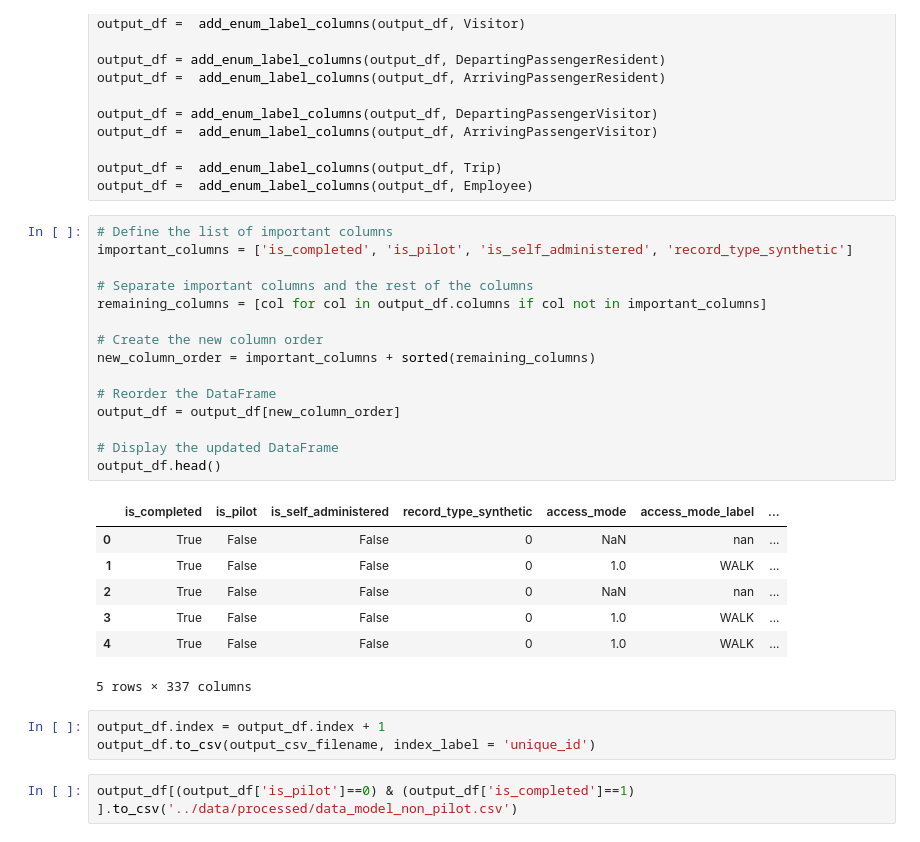
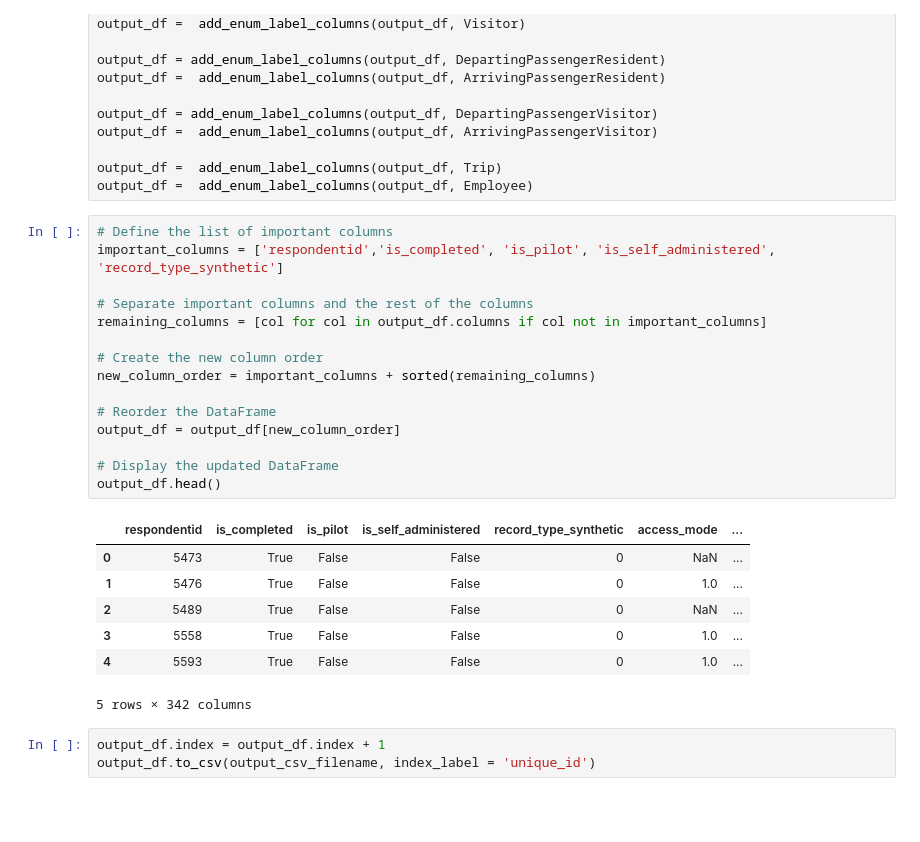
Before and after one commit to wsp-sag/Survey_Airport, a Jupyter notebook: notebooks/data-model-development-helper.ipynb, the cells around one changed output. Saved outputs shown, nothing was run; the diff lists cells and outputs as text; blank space fills up the shorter version.

```diff
--- a/notebooks/data-model-development-helper.ipynb
+++ b/notebooks/data-model-development-helper.ipynb
@@ -707,29 +724,27 @@ output_df =  add_enum_label_columns(output_df, Trip)
 output_df =  add_enum_label_columns(output_df, Employee)
 # %%
 # Define the list of important columns
-important_columns = ['is_completed', 'is_pilot', 'is_self_administered', 'record_type_synthetic']
+important_columns = ['respondentid','is_completed', 'is_pilot', 'is_self_administered', 'record_type_synthetic']
 
 # Separate important columns and the rest of the columns
 remaining_columns = [col for col in output_df.columns if col not in important_columns]
 
 # Create the new column order
 new_column_order = important_columns + sorted(remaining_columns)
 
 # Reorder the DataFrame
 output_df = output_df[new_column_order]
 
 # Display the updated DataFrame
 output_df.head()
 # %% [output]
-|  | is_completed | is_pilot | is_self_administered | record_type_synthetic | access_mode | access_mode_label | ... |
-| 0 | True | False | False | 0 | NaN | nan | ... |
-| 1 | True | False | False | 0 | 1.0 | WALK | ... |
-| 2 | True | False | False | 0 | NaN | nan | ... |
-| 3 | True | False | False | 0 | 1.0 | WALK | ... |
-| 4 | True | False | False | 0 | 1.0 | WALK | ... |
+|  | respondentid | is_completed | is_pilot | is_self_administered | record_type_synthetic | access_mode | ... |
+| 0 | 5473 | True | False | False | 0 | NaN | ... |
+| 1 | 5476 | True | False | False | 0 | 1.0 | ... |
+| 2 | 5489 | True | False | False | 0 | NaN | ... |
+| 3 | 5558 | True | False | False | 0 | 1.0 | ... |
+| 4 | 5593 | True | False | False | 0 | 1.0 | ... |
-5 rows × 337 columns
+5 rows × 342 columns
 # %%
 output_df.index = output_df.index + 1
 output_df.to_csv(output_csv_filename, index_label = 'unique_id')
-# %%
-output_df[(output_df['is_pilot']==0) & (output_df['is_completed']==1) ].to_csv('../data/processed/data_model_non_pilot.csv')
```
Also changed, not shown: parts of 6 cells of this notebook, 4 other files.
